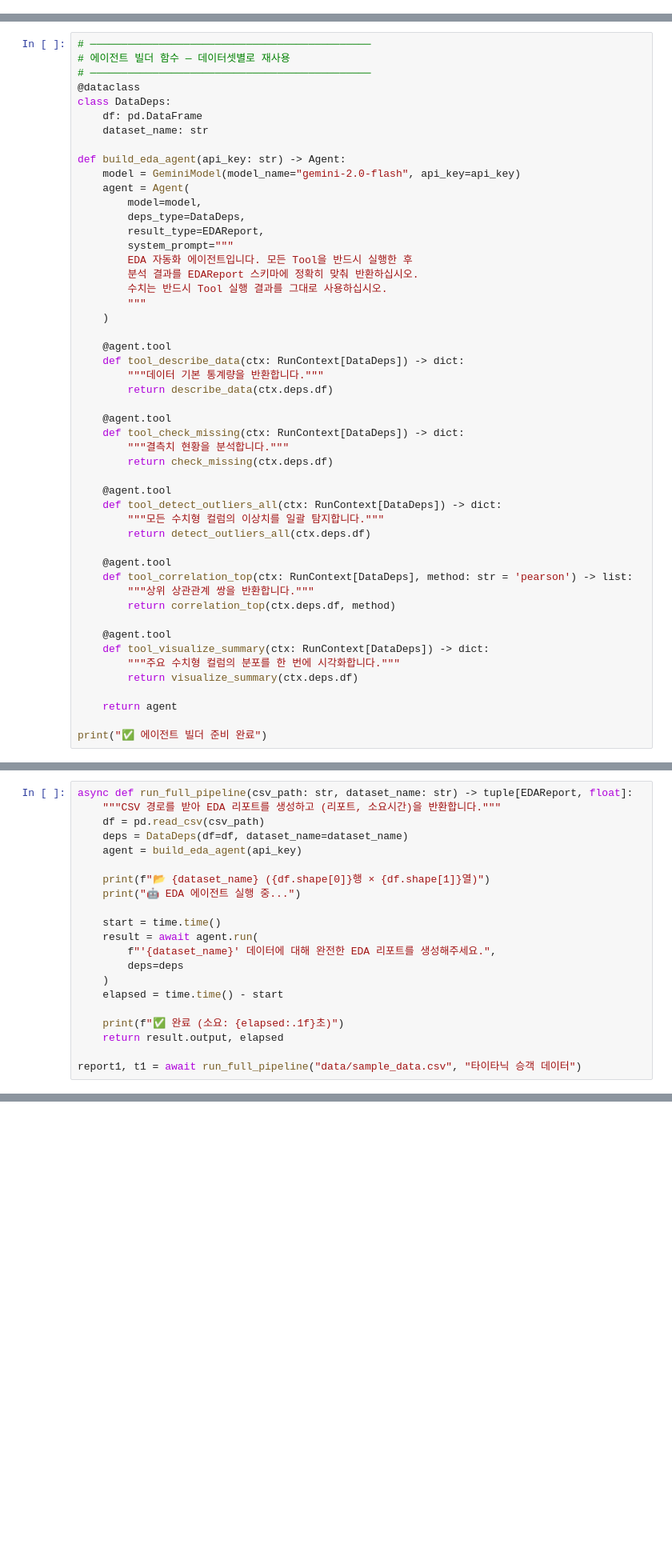
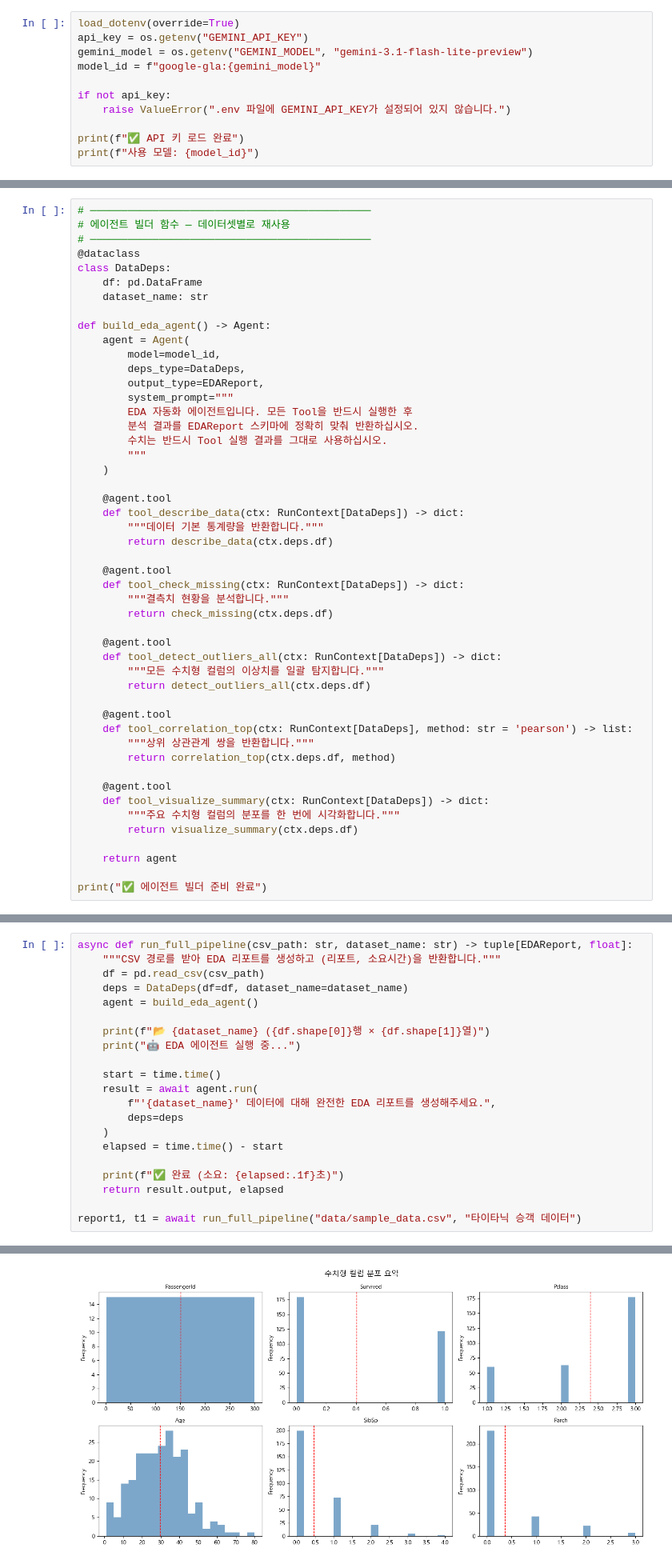
Before and after one commit to gorhkdwj/DA_Portfolio, a Jupyter notebook: 07_AI_Study/02_DA_Agent/05_종합_실험.ipynb, the cells around one changed output, grey strips where cells are left out. Shown at 80% size. Saved outputs shown, nothing was run; the diff lists cells and outputs as text; blank space fills up the shorter version.

```diff
--- a/07_AI_Study/02_DA_Agent/05_종합_실험.ipynb
+++ b/07_AI_Study/02_DA_Agent/05_종합_실험.ipynb
@@ -147,0 +154,11 @@ print("✅ Tool 함수 정의 완료")
+# %%
+load_dotenv(override=True)
+api_key = os.getenv("GEMINI_API_KEY")
+gemini_model = os.getenv("GEMINI_MODEL", "gemini-3.1-flash-lite-preview")
+model_id = f"google-gla:{gemini_model}"
+
+if not api_key:
+    raise ValueError(".env 파일에 GEMINI_API_KEY가 설정되어 있지 않습니다.")
+
+print(f"✅ API 키 로드 완료")
+print(f"사용 모델: {model_id}")
@@ -154,12 +174,11 @@ class DataDeps:
     df: pd.DataFrame
     dataset_name: str
 
-def build_eda_agent(api_key: str) -> Agent:
-    model = GeminiModel(model_name="gemini-2.0-flash", api_key=api_key)
+def build_eda_agent() -> Agent:
     agent = Agent(
-        model=model,
+        model=model_id,
         deps_type=DataDeps,
-        result_type=EDAReport,
+        output_type=EDAReport,
         system_prompt="""
         EDA 자동화 에이전트입니다. 모든 Tool을 반드시 실행한 후
         분석 결과를 EDAReport 스키마에 정확히 맞춰 반환하십시오.
@@ -203,7 +224,7 @@ async def run_full_pipeline(csv_path: str, dataset_name: str) -> tuple[EDAReport
     """CSV 경로를 받아 EDA 리포트를 생성하고 (리포트, 소요시간)을 반환합니다."""
     df = pd.read_csv(csv_path)
     deps = DataDeps(df=df, dataset_name=dataset_name)
-    agent = build_eda_agent(api_key)
+    agent = build_eda_agent()
 
     print(f"📂 {dataset_name} ({df.shape[0]}행 × {df.shape[1]}열)")
     print("🤖 EDA 에이전트 실행 중...")
@@ -219,3 +240,4 @@ async def run_full_pipeline(csv_path: str, dataset_name: str) -> tuple[EDAReport
     return result.output, elapsed
 
 report1, t1 = await run_full_pipeline("data/sample_data.csv", "타이타닉 승객 데이터")
+# %% [output]
@@ -221,0 +246 @@ report1, t1 = await run_full_pipeline("data/sample_data.csv", "타이타닉 승
+[figure, added]
```
Also changed, not shown: parts of 11 cells of this notebook, 8 other files.
